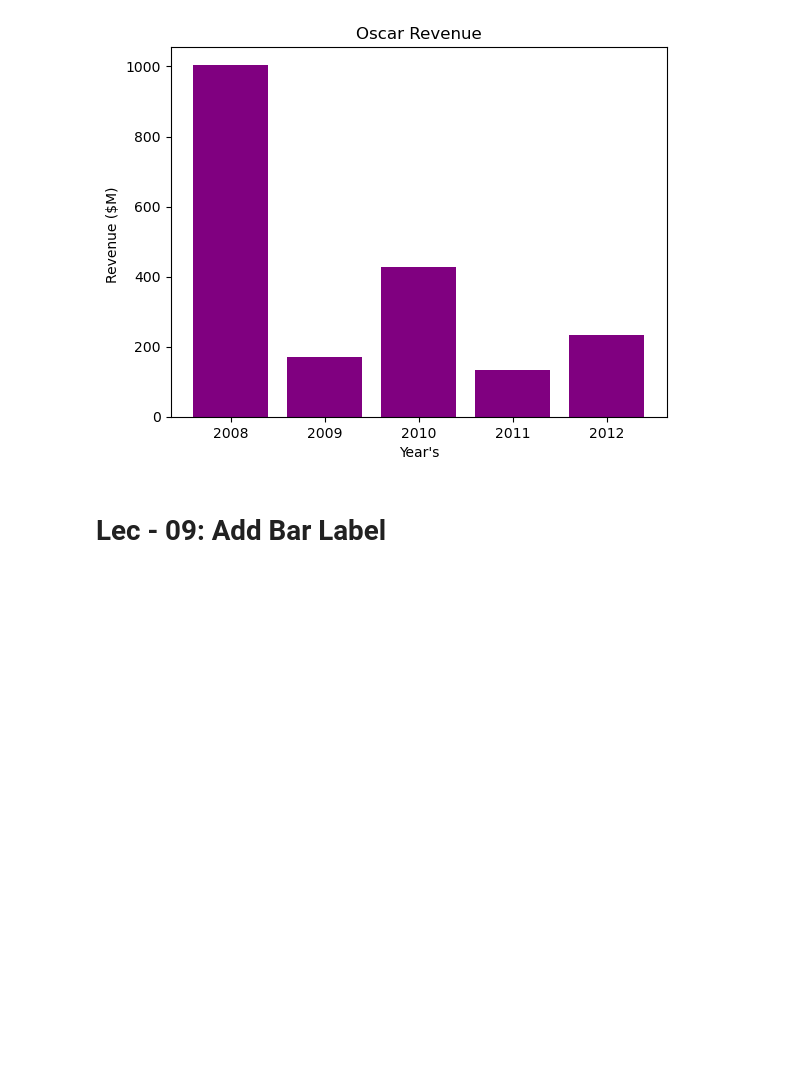
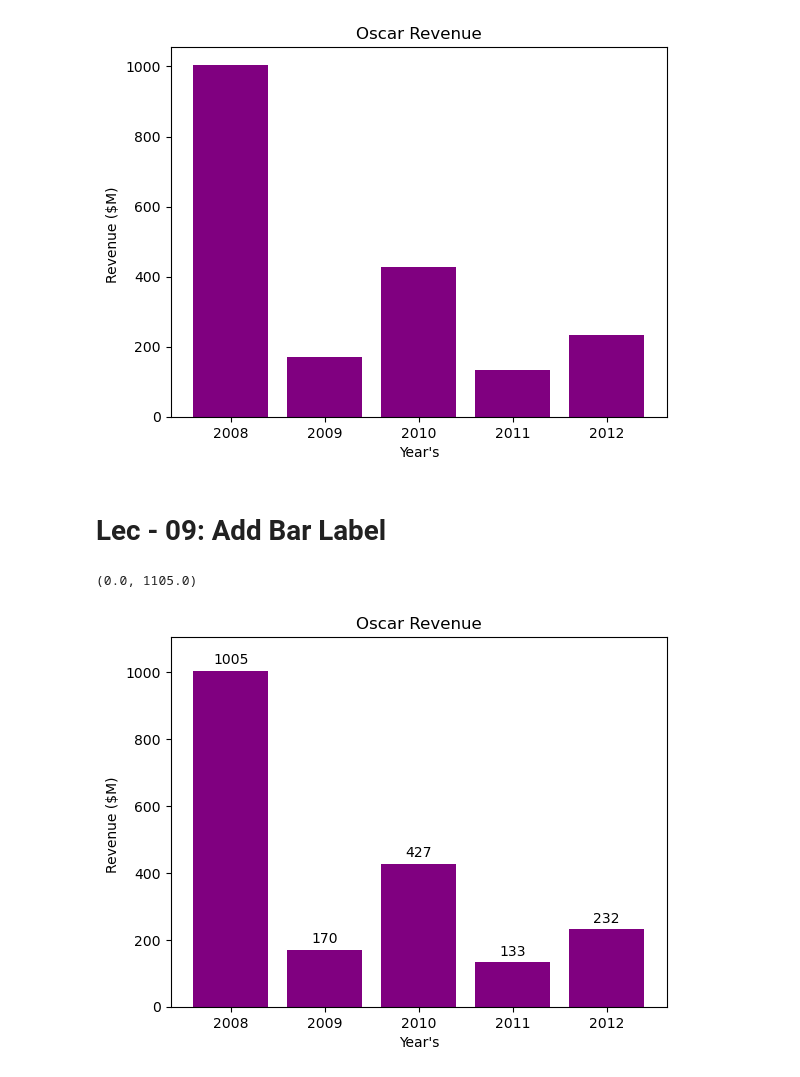
Before and after one commit to SourabhTiware/AI-ML-DS-Learning-Journey, a Jupyter notebook: 10 Data Visualization Part 1/matplotlib.ipynb, the cells around one changed output. Drawn from its saved outputs; the diff is of its cells as text; code cells hidden in the pictures; blank space fills up the shorter version.

```diff
--- a/10 Data Visualization Part 1/matplotlib.ipynb
+++ b/10 Data Visualization Part 1/matplotlib.ipynb
@@ -172,3 +172,16 @@ Text(0, 0.5, 'Revenue ($M) ')
 [figure]
 # %% [markdown]
 # Lec - 09: Add Bar Label
+# %%
+plt.bar(years, oscar_revenue, color="purple")
+plt.title("Oscar Revenue")
+plt.xlabel("Year's")
+plt.ylabel("Revenue ($M) ")
+
+for i in range(len(years)):
+    plt.text(years[i], oscar_revenue[i]+20,str(oscar_revenue[i]), ha="center")
+
+plt.ylim(0, max(oscar_revenue)+100)
+# %% [output]
+(0.0, 1105.0)
+[figure, added]
```
Also changed, not shown: parts of 4 cells of this notebook, 1 other file.
